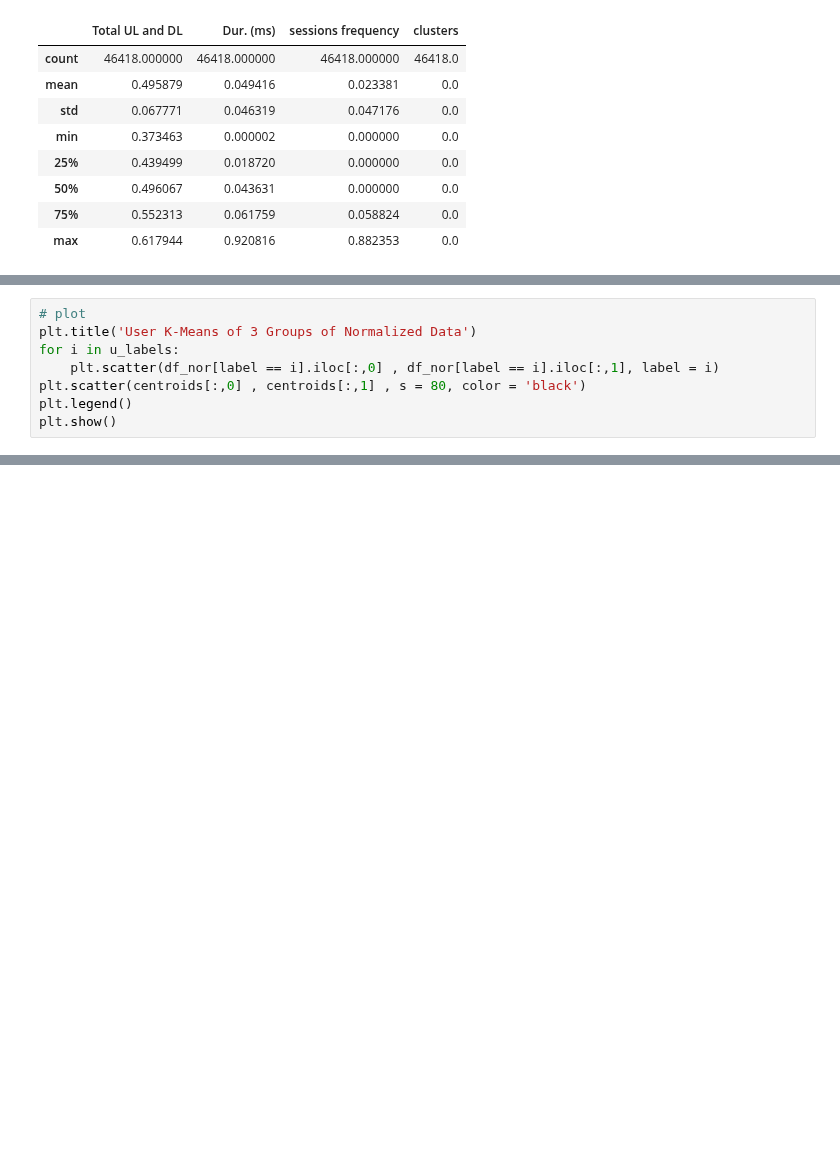
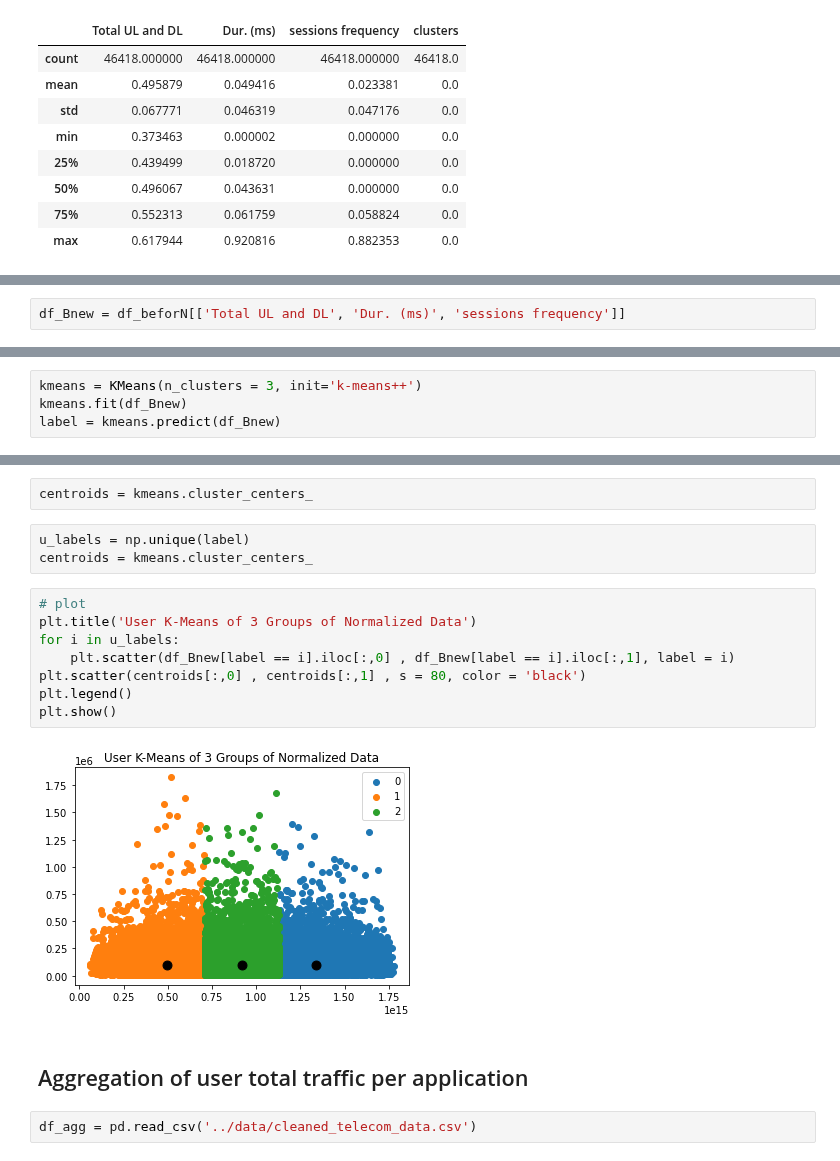
Before and after one commit to Abel-Blue/telecom-user-analytics, a Jupyter notebook: notebooks/user_engagementAnalysis.ipynb, the cells around one changed output, grey strips where cells are left out. Saved outputs shown, nothing was run; the diff lists cells and outputs as text; blank space fills up the shorter version.

```diff
--- a/notebooks/user_engagementAnalysis.ipynb
+++ b/notebooks/user_engagementAnalysis.ipynb
@@ -371,8 +324,0 @@ centroids = kmeans.cluster_centers_
-# %%
-# plot
-plt.title('User K-Means of 3 Groups of Normalized Data')
-for i in u_labels:
-    plt.scatter(df_nor[label == i].iloc[:,0] , df_nor[label == i].iloc[:,1], label = i)
-plt.scatter(centroids[:,0] , centroids[:,1] , s = 80, color = 'black')
-plt.legend()
-plt.show()
@@ -378,0 +355,2 @@ plt.show()
+# %%
+df_Bnew = df_beforN[['Total UL and DL', 'Dur. (ms)', 'sessions frequency']]
@@ -378,0 +366,4 @@ plt.show()
+# %%
+kmeans = KMeans(n_clusters = 3, init='k-means++')
+kmeans.fit(df_Bnew)
+label = kmeans.predict(df_Bnew)
@@ -378,0 +382,19 @@ plt.show()
+# %%
+centroids = kmeans.cluster_centers_
+# %%
+u_labels = np.unique(label)
+centroids = kmeans.cluster_centers_
+# %%
+# plot
+plt.title('User K-Means of 3 Groups of Normalized Data')
+for i in u_labels:
+    plt.scatter(df_Bnew[label == i].iloc[:,0] , df_Bnew[label == i].iloc[:,1], label = i)
+plt.scatter(centroids[:,0] , centroids[:,1] , s = 80, color = 'black')
+plt.legend()
+plt.show()
+# %% [output]
+[figure, added]
+# %% [markdown]
+## Aggregation of user total traffic per application ###
+# %%
+df_agg = pd.read_csv('../data/cleaned_telecom_data.csv')
```
Also changed, not shown: parts of 24 cells of this notebook, 1 other file.
